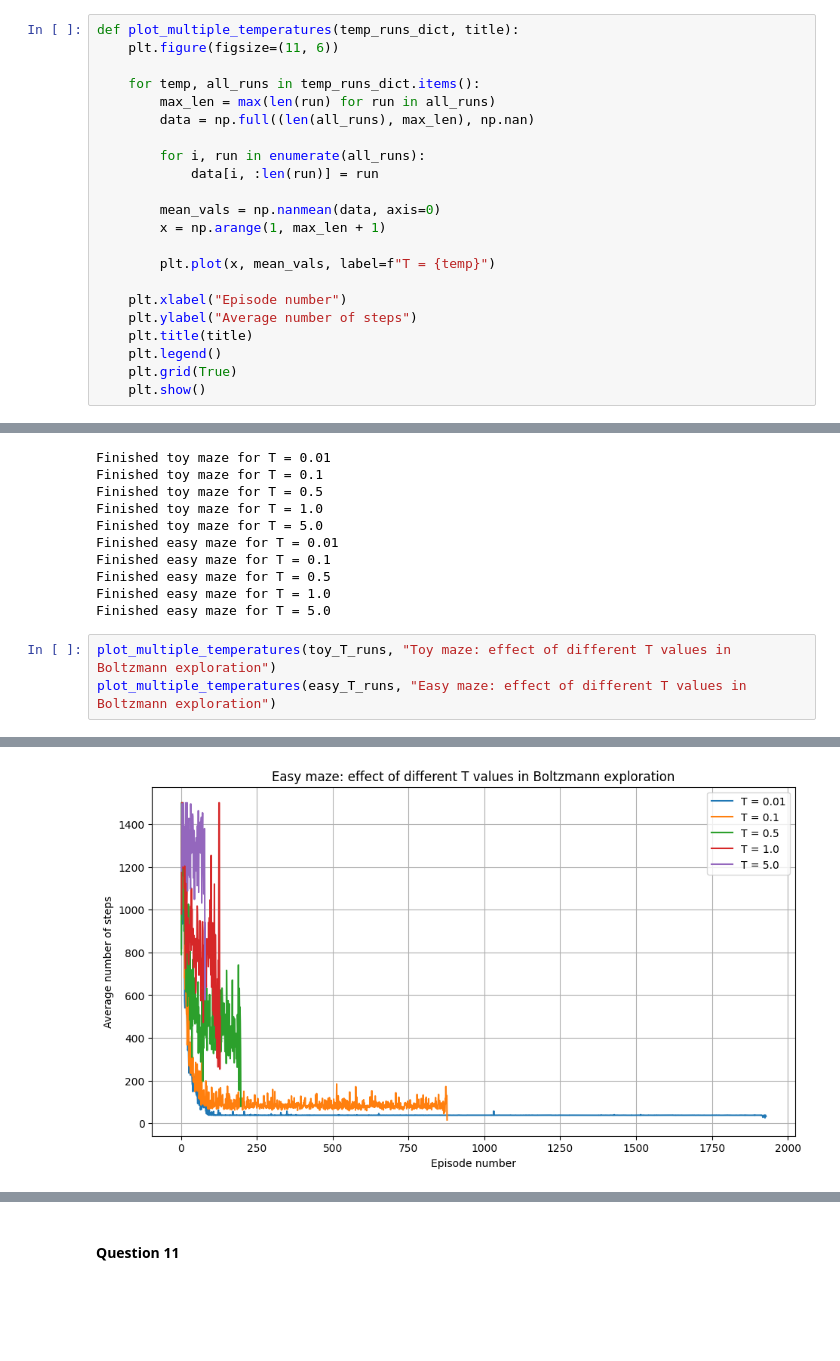
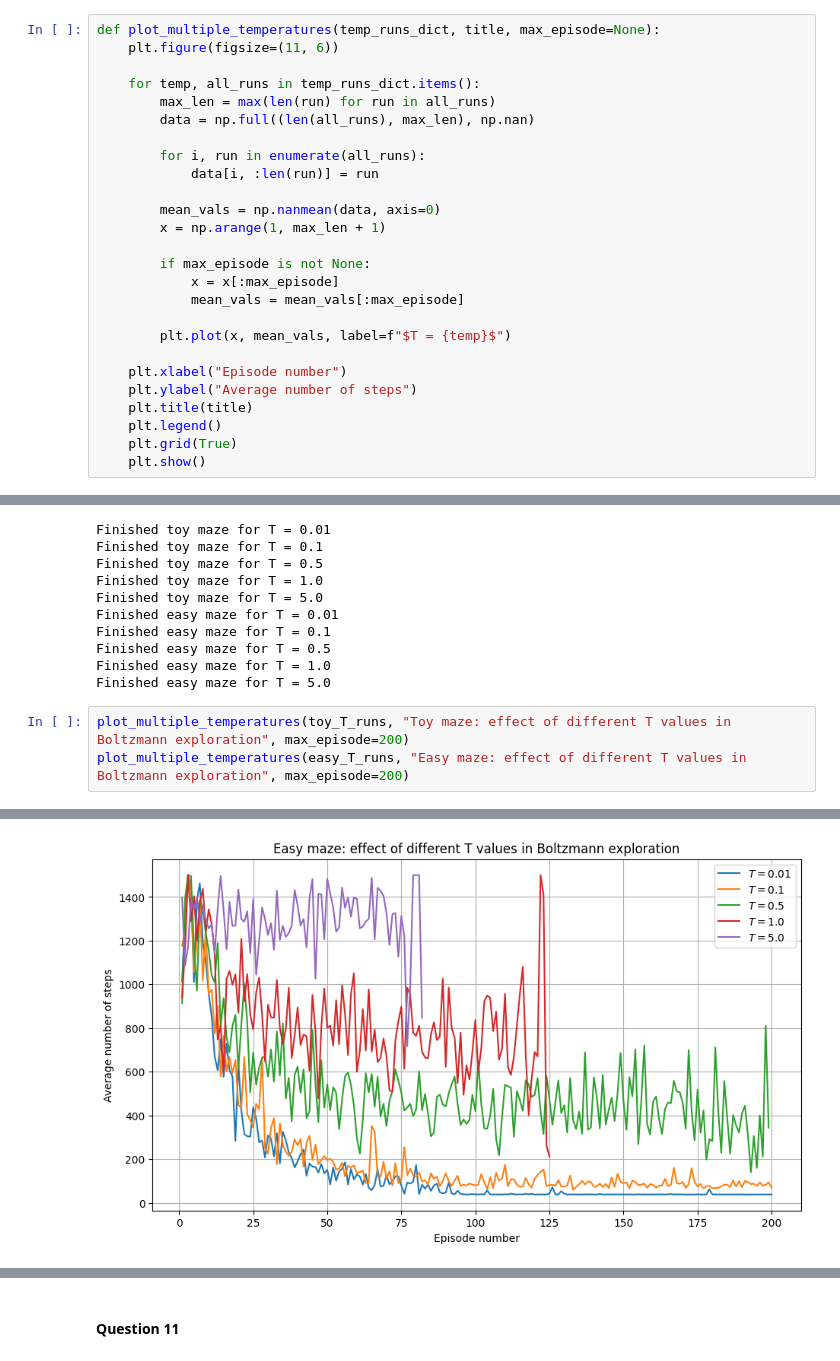
Before and after one commit to justpsp/ci-lab-assignment-3, a Jupyter notebook: src/Main.ipynb, the cells around one changed output, grey strips where cells are left out. Drawn from its saved outputs; the diff is of its cells as text; blank space fills up the shorter version.

```diff
--- a/src/Main.ipynb
+++ b/src/Main.ipynb
@@ -893,7 +1035,7 @@ def run_qlearning_with_temperature(maze_path, total_step_limit, temperature, max
 
     return episode_lengths
 # %%
-def plot_multiple_temperatures(temp_runs_dict, title):
+def plot_multiple_temperatures(temp_runs_dict, title, max_episode=None):
     plt.figure(figsize=(11, 6))
 
     for temp, all_runs in temp_runs_dict.items():
@@ -906,7 +1048,11 @@ def plot_multiple_temperatures(temp_runs_dict, title):
         mean_vals = np.nanmean(data, axis=0)
         x = np.arange(1, max_len + 1)
 
-        plt.plot(x, mean_vals, label=f"T = {temp}")
+        if max_episode is not None:
+            x = x[:max_episode]
+            mean_vals = mean_vals[:max_episode]
+
+        plt.plot(x, mean_vals, label=f"$T = {temp}$")
 
     plt.xlabel("Episode number")
     plt.ylabel("Average number of steps")
@@ -956,6 +1102,6 @@ Finished easy maze for T = 0.5
 Finished easy maze for T = 1.0
 Finished easy maze for T = 5.0
 # %%
-plot_multiple_temperatures(toy_T_runs, "Toy maze: effect of different T values in Boltzmann exploration")
-plot_multiple_temperatures(easy_T_runs, "Easy maze: effect of different T values in Boltzmann exploration")
+plot_multiple_temperatures(toy_T_runs, "Toy maze: effect of different T values in Boltzmann exploration", max_episode=200)
+plot_multiple_temperatures(easy_T_runs, "Easy maze: effect of different T values in Boltzmann exploration", max_episode=200)
 # %% [output]
@@ -963,4 +1109,4 @@ plot_multiple_temperatures(easy_T_runs, "Easy maze: effect of different T values
-[figure, old version]
+[figure, new version]
 # %% [markdown]
 <div>
 
```
Also changed, not shown: parts of 29 cells of this notebook.
